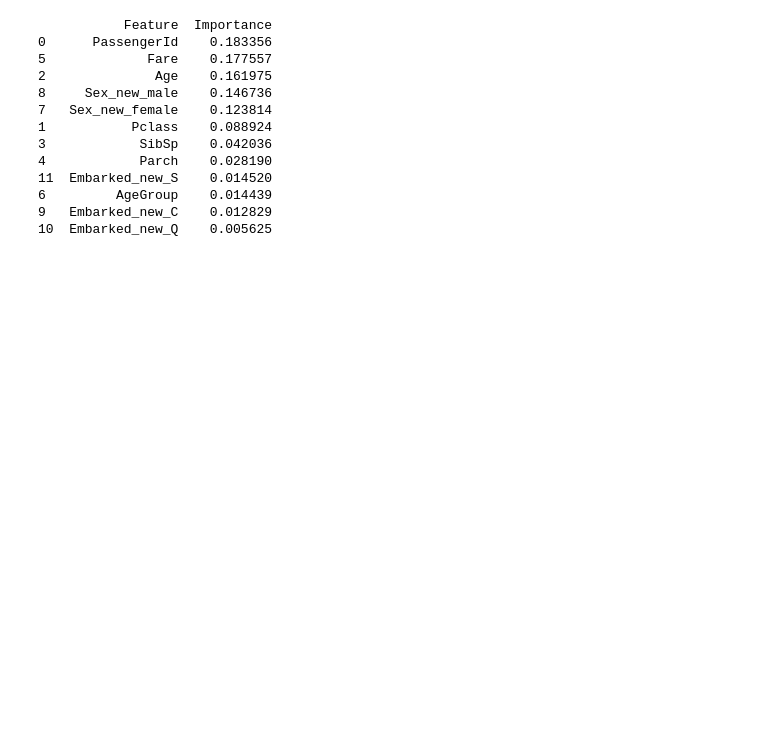
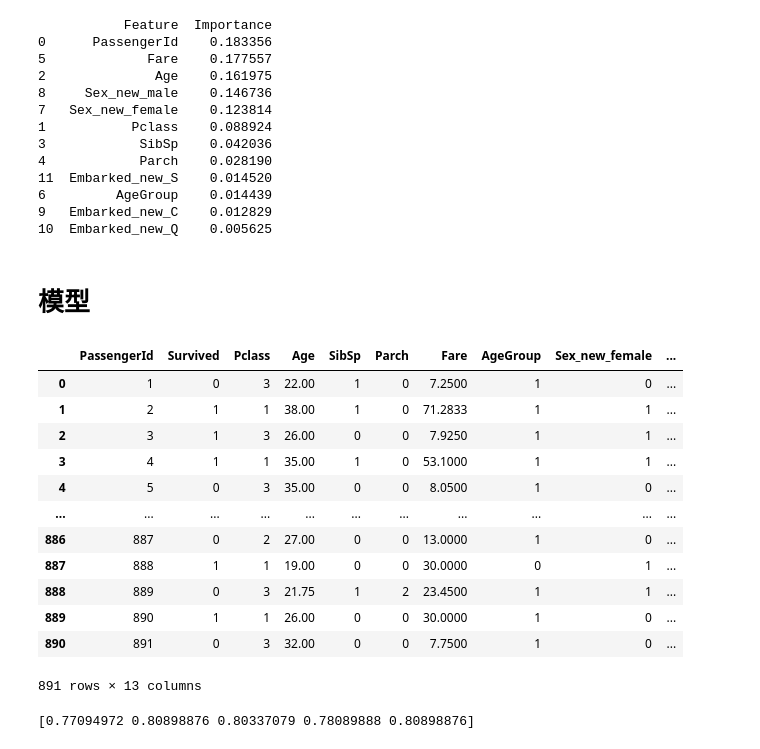
Before and after one commit to 06Cata/Kaggle_Titanic, a Jupyter notebook: Kaggle_titanic_analysis.ipynb, the cells around one changed output. Saved outputs shown, nothing was run; the diff lists cells and outputs as text; code cells hidden in the pictures; blank space fills up the shorter version.

```diff
--- a/Kaggle_titanic_analysis.ipynb
+++ b/Kaggle_titanic_analysis.ipynb
@@ -526,3 +526,21 @@ print(feature_importance_df)
 6         AgeGroup    0.014439
 9   Embarked_new_C    0.012829
 10  Embarked_new_Q    0.005625
+# %% [markdown]
+# 模型
+# %%
+df_encoded_2
+# %% [output]
+|  | PassengerId | Survived | Pclass | Age | SibSp | Parch | Fare | AgeGroup | Sex_new_female | ... |
+| 0 | 1 | 0 | 3 | 22.00 | 1 | 0 | 7.2500 | 1 | 0 | ... |
+| 1 | 2 | 1 | 1 | 38.00 | 1 | 0 | 71.2833 | 1 | 1 | ... |
+| 2 | 3 | 1 | 3 | 26.00 | 0 | 0 | 7.9250 | 1 | 1 | ... |
+| 3 | 4 | 1 | 1 | 35.00 | 1 | 0 | 53.1000 | 1 | 1 | ... |
+| 4 | 5 | 0 | 3 | 35.00 | 0 | 0 | 8.0500 | 1 | 0 | ... |
+| ... | ... | ... | ... | ... | ... | ... | ... | ... | ... | ... |
+| 886 | 887 | 0 | 2 | 27.00 | 0 | 0 | 13.0000 | 1 | 0 | ... |
+| 887 | 888 | 1 | 1 | 19.00 | 0 | 0 | 30.0000 | 0 | 1 | ... |
+| 888 | 889 | 0 | 3 | 21.75 | 1 | 2 | 23.4500 | 1 | 1 | ... |
+| 889 | 890 | 1 | 1 | 26.00 | 0 | 0 | 30.0000 | 1 | 0 | ... |
+| 890 | 891 | 0 | 3 | 32.00 | 0 | 0 | 7.7500 | 1 | 0 | ... |
+891 rows × 13 columns
@@ -528,0 +554,10 @@ print(feature_importance_df)
+# %%
+from sklearn.linear_model import LogisticRegression
+from sklearn.model_selection import cross_val_score
+
+
+log = LogisticRegression(random_state=0, max_iter=3000)
+scores = cross_val_score(log, train_X, train_y.values.ravel(),cv=5,scoring='accuracy')
+print(scores)
+# %% [output]
+[0.77094972 0.80898876 0.80337079 0.78089888 0.80898876]
```
Also changed, not shown: parts of 1 cell of this notebook.
